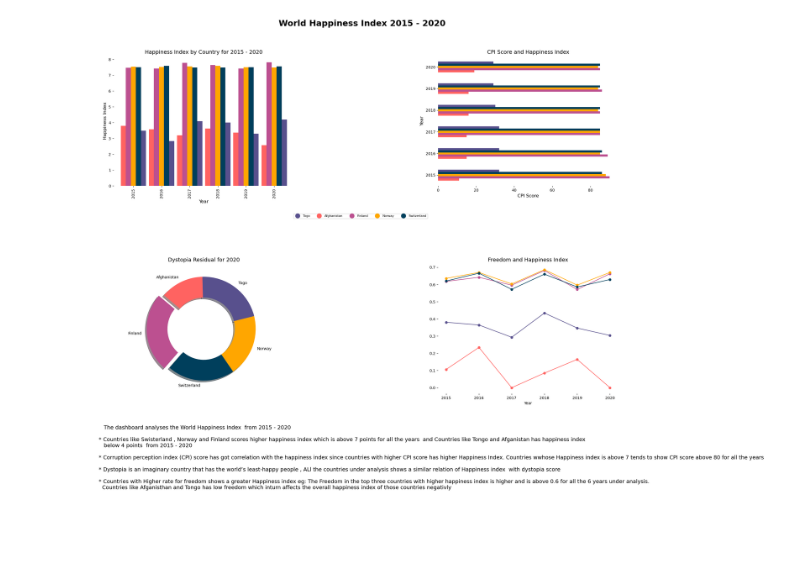
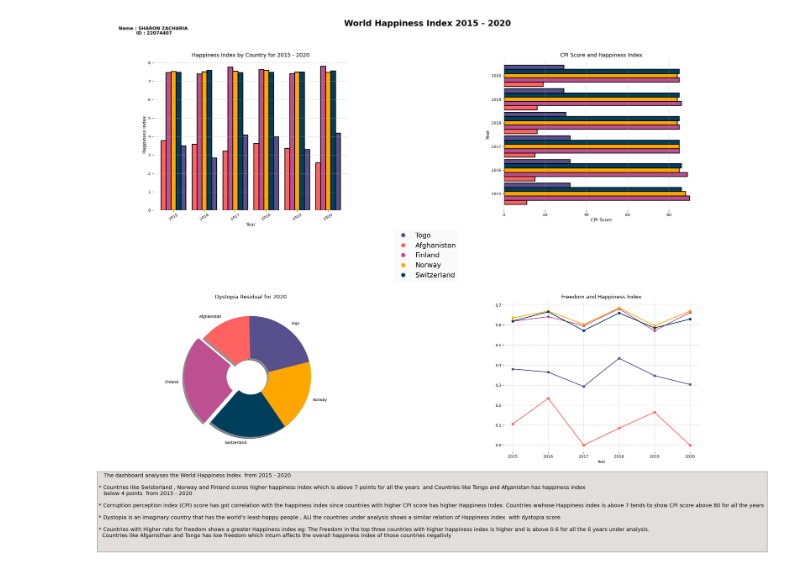
Before and after one commit to SHARONZACHARIA/Infographics_Project, a Jupyter notebook: 22074407.ipynb, the cells around one changed output. Drawn from its saved outputs; the diff is of its cells as text; code cells hidden in the pictures; blank space fills up the shorter version.

Commit message:
added plots

```diff
--- a/22074407.ipynb
+++ b/22074407.ipynb
@@ -53,9 +53,11 @@ def get_country_color(country):
     return ColorMap.get(country, '#000000')  # Default to black if not found
 
 # Creating a figure and axes using plt.subplots()
-fig, axes = plt.subplots(nrows=2, ncols=2, figsize=(20, 15))
+fig, axes = plt.subplots(nrows=2, ncols=2, figsize=(25, 18))
 # fig.set_facecolor('#fceee9')
 fig.suptitle(" World Happiness Index 2015 - 2020", fontsize=22,fontweight='bold')
+name_student_id = " Name : SHARON ZACHARIA \n  ID : 22074407 "
+fig.text(0.1, 0.95, name_student_id, ha='center', fontsize=12,fontweight='bold')
 
 
 
@@ -70,30 +72,63 @@ for ax in axes.flatten():
 handles = [plt.Line2D([0], [0], color=get_country_color(country), marker='o',
                       markersize=10, linestyle='', label=country) for country in COUNTRY_NAMES]
 
-legend = fig.legend(handles=handles, labels=COUNTRY_NAMES, loc='center', ncol=5,
-                    fontsize=10, bbox_to_anchor=(0.5, 0.5), bbox_transform=fig.transFigure)
+legend = fig.legend(handles=handles, labels=COUNTRY_NAMES, loc='center',
+                    fontsize=14, bbox_to_anchor=(0.5, 0.5), prop={'size':18})
 
 frame = legend.get_frame()
 frame.set_facecolor('#F9F9F9')  # Legend background color
 frame.set_edgecolor('black')   # Legend border color
 
-plt.setp(legend.get_title(), fontsize='12')  # Legend title font size
+plt.setp(legend.get_title(), fontsize='16')  # Legend title font size
 plt.setp(legend.get_texts(), color='black')
+
+# Adjust the height of the legend
+legend.get_frame().set_linewidth(2)  # Legend border width
+legend.get_frame().set_edgecolor('#FFFFFF')  # Legend border color
+legend.get_frame().set_height(2)
+
 # Second subplot: Happiness Index Bar Graph
-pivot_df_Hindex.plot(kind='bar', width=0.9, ax=axes[0, 0], color=[
-                     get_country_color(country) for country in pivot_df_Hindex.columns])
+pivot_df_Hindex.plot(kind='bar', width=0.8, ax=axes[0, 0], color=[
+                     get_country_color(country) for country in pivot_df_Hindex.columns], edgecolor='black', linewidth=2)
+
+
 axes[0, 0].set_xlabel('Year', fontsize=12)
 axes[0, 0].set_ylabel('Happiness Index', fontsize=12)
 axes[0, 0].set_title('Happiness Index by Country for 2015 - 2020', fontsize=14)
-axes[0, 0].legend().remove()  # Remove individual legend
+
+
+# Add the text below the title
+
+
+# Remove individual legend from this specific subplot
+axes[0, 0].legend().remove()
+
+# Customize grid lines for the plot
+axes[0, 0].grid(axis='y', linestyle='--', alpha=0.7)
+
+# Customize ticks and tick labels
+axes[0, 0].tick_params(axis='x', rotation=30)  # Remove individual legend
+
+
+
 
 # Third subplot: CPI Score Horizontal Bar Graph
-pivot_df_CPI.plot(kind="barh", ax=axes[0, 1], color=[
-                  get_country_color(country) for country in pivot_df_CPI.columns])
+pivot_df_CPI.plot(kind="barh", width=0.9,ax=axes[0, 1], color=[
+                  get_country_color(country) for country in pivot_df_CPI.columns], edgecolor='black',linewidth=2)
+
 axes[0, 1].set_xlabel('CPI Score', fontsize=12)
 axes[0, 1].set_ylabel('Year', fontsize=12)
 axes[0, 1].set_title('CPI Score and Happiness Index', fontsize=14)
-axes[0, 1].legend().remove()  # Remove individual legend
+
+# Remove individual legend from this specific subplot
+axes[0, 1].legend().remove()
+
+# Customize grid lines for the plot
+axes[0, 1].grid(axis='x', linestyle='--', alpha=0.7)  # Show grid lines along the x-axis
+
+# Customize ticks and tick labels
+axes[0, 1].tick_params(axis='y')  # Customize ticks on the y-axis
+ # Remove individual legend
 
 # Fourth subplot: Dystopia Residual Pie Chart
 explode = [0.1 if i == 0 else 0 for i in range(len(df_filtered_dystopia["Country"]))]
@@ -106,47 +141,57 @@ axes[1, 0].pie(
             for country in df_filtered_dystopia["Country"]],
     explode=explode,
     shadow=True,
-    wedgeprops={'width': 0.4},  # Set the width to create a donut chart
+    wedgeprops={'width': 0.7},  # Set the width to create a donut chart
 )
 axes[1, 0].set_title('Dystopia Residual for 2020', fontsize=14)
 axes[1, 0].legend().remove()  # Remove individual legend
 
 # Fifth subplot: Freedom Line Plot
+pivot_df_Freedom.plot(kind="line", ax=axes[1, 1], marker='o', color=[
+                      get_country_color(country) for country in pivot_df_Freedom.columns], linewidth=2)
+
+
 axes[1, 1].set_title('Freedom and Happiness Index', fontsize=14)
-pivot_df_Freedom.plot(kind="line", ax=axes[1, 1], marker='o',color=[
-                      get_country_color(country) for country in pivot_df_Freedom.columns])
-axes[1, 1].legend().remove()  # Remove individual legend
+
+# Remove individual legend from this specific subplot
+axes[1, 1].legend().remove()
+
+# Customize grid lines for the plot
+axes[1, 1].grid(axis='both', linestyle='--', alpha=0.7)  # Show grid lines along both axes
+
+# Customize ticks and tick labels
+axes[1, 1].tick_params(axis='both')  # Remove individual legend
 
 # Adjust layout and save the figure
 plt.tight_layout(pad=4.0, h_pad=6.0, w_pad=2.0)
 fig.subplots_adjust(wspace=0.8, hspace=0.6)
 
 # Save the plot
 plt.savefig('combined_plots.png', dpi=300,
             bbox_extra_artists=(legend,), bbox_inches='tight')
 
 # Show the plots
 
 
 description_text = """   The dashboard analyses the World Happiness Index  from 2015 - 2020
 
 * Countries like Swisterland , Norway and Finland scores higher happiness index which is above 7 points for all the years  and Countries like Tongo and Afganistan has happiness index
    below 4 points  from 2015 - 2020
 
 * Corruption perception index (CPI) score has got correlation with the happiness index since countries with higher CPI score has higher Happiness Index. Countries wwhose Happiness index is above 7 tends to show CPI score above 80 for all the years
 
 * Dystopia is an imaginary country that has the world’s least-happy people , ALl the countries under analysis shows a similar relation of Happiness index  with dystopia score
 
 * Countries with Higher rate for freedom shows a greater Happiness index eg: The Freedom in the top three countries with higher happiness index is higher and is above 0.6 for all the 6 years under analysis.
   Countries like Afganisthan and Tongo has low freedom which inturn affects the overall happiness index of those countries negativly
 
 """
 
-fig.text(0.02, -0.2, description_text, ha='left', va='bottom', fontsize=14,
-)
+fig.text(0.02, -0.1, description_text, ha='left', va='bottom', fontsize=14, bbox=dict(facecolor='#C6BFBF', alpha=0.5))
+plt.subplots_adjust(left=0.1, right=0.9, top=0.9, bottom=0.1)
 
 plt.show()
 # %% [output]
-[figure, old version]
+[figure, new version]
 # %%
 #
```
Also changed, not shown: 3 other files.
